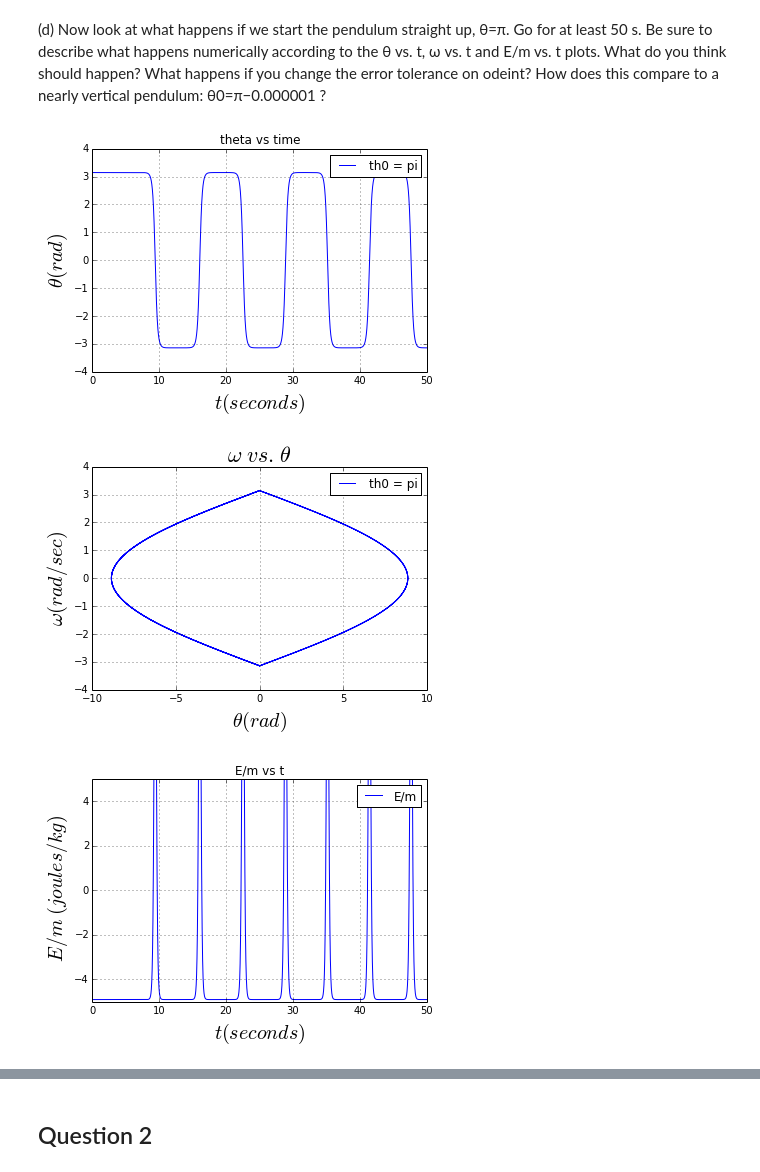
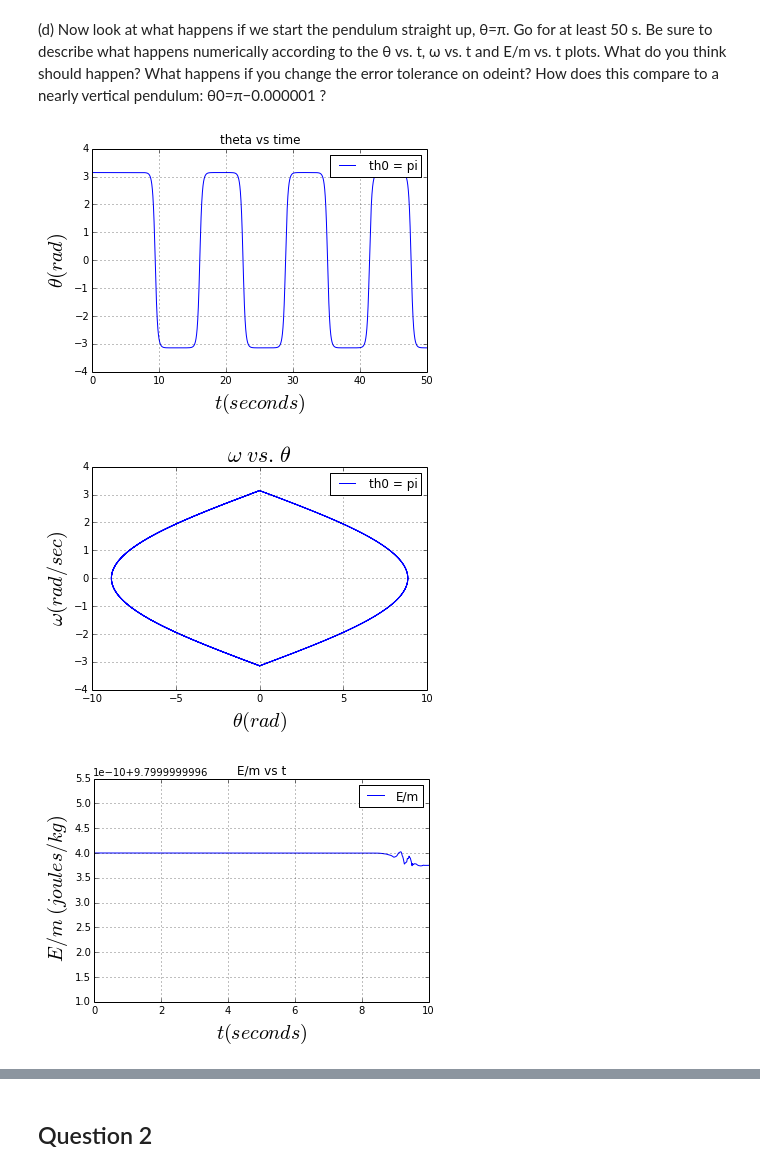
Before and after one commit to lhorowit/PHYS202-S14, a Jupyter notebook: SciPy/ODEExercises.ipynb, the cells around one changed output, grey strips where cells are left out. Saved outputs shown, nothing was run; the diff lists cells and outputs as text; code cells hidden in the pictures.

```diff
--- a/SciPy/ODEExercises.ipynb
+++ b/SciPy/ODEExercises.ipynb
@@ -184,37 +182,36 @@ theta0 = odeint(deriv,theta_init0,t, rtol=err, atol = 1000*err)
 
 
 plt.plot(t,theta0[:,0],label="th0 = pi")
 plt.title('theta vs time')
 plt.xlabel(r'$t (seconds)$',fontsize=20)
 plt.ylabel(r'$\theta (rad)$',fontsize=20)
 plt.ylim(-4.,4.)
 plt.grid()
 plt.legend()
 plt.show()
 
 plt.plot(theta0[:,1],theta0[:,0], label="th0 = pi")
 plt.title(r'$\omega\ vs.\ \theta$', fontsize=22)
 plt.xlabel(r'$\theta (rad)$',fontsize=20)
 plt.ylabel(r'$\omega (rad/sec)$',fontsize=20)
 plt.ylim(-4.,4.)
 plt.grid()
 plt.legend()
 plt.show()
 
-Em = g * ell * np.cos(theta0[:,0]) + .5 * (ell**2 * theta0[:,1]**2)
-
+Em = g * ell * (1-np.cos(theta0[:,0])) + .5 * (ell**2 * theta0[:,1]**2)
 plt.plot(t,Em,label="E/m")
 plt.title('E/m vs t')
 plt.xlabel(r'$t (seconds)$',fontsize=20)
 plt.ylabel(r'$\ E/m\ (joules/kg)$',fontsize=20)
-plt.ylim(-5.,5.)
+plt.xlim(0.,10.)
 plt.grid()
 plt.legend()
 plt.show()
 # %% [output]
 [figure]
 [figure]
-[figure, old version]
+[figure, new version]
 # %%
 g = 9.8 #m/s^2
 ell = 0.5 #m
```
Also changed, not shown: parts of 5 cells of this notebook, 4 other files.
